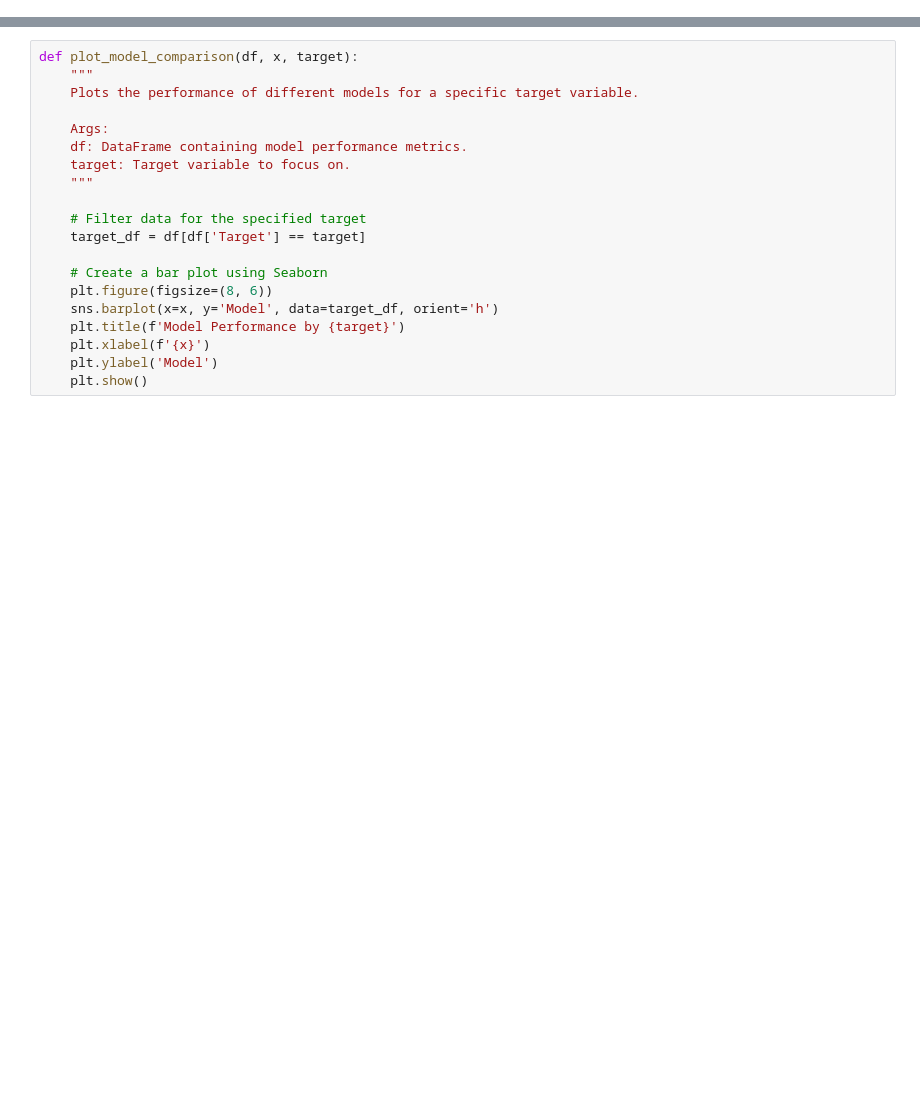
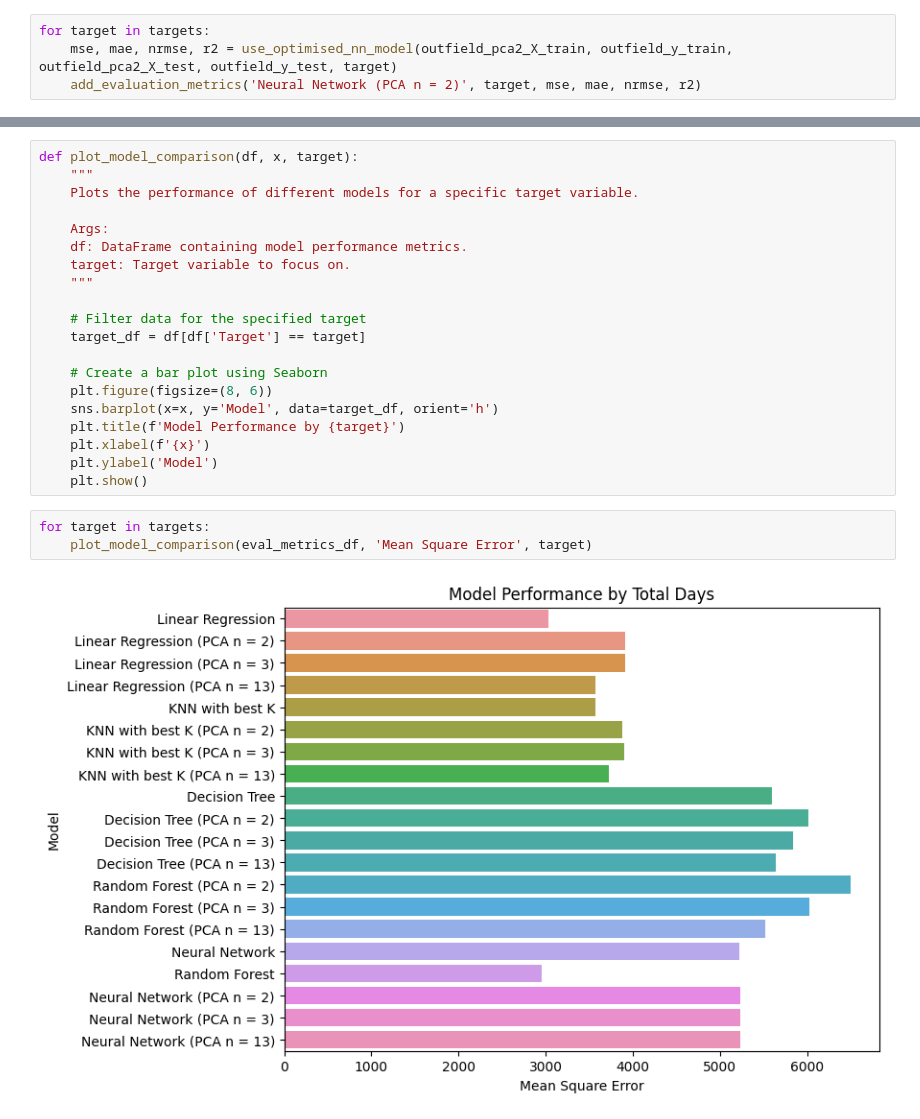
Before and after one commit to tsumian/MA4199-Injury-Prediction, a Jupyter notebook: ma4199-predictive-model.ipynb, the cells around one changed output, grey strips where cells are left out. Cells and saved outputs as stored; diff of their text form; blank space fills up the shorter version.

```diff
--- a/ma4199-predictive-model.ipynb
+++ b/ma4199-predictive-model.ipynb
@@ -943,0 +966,4 @@ for x_metric in x_metrics:
+# %%
+for target in targets:
+    mse, mae, nrmse, r2 = use_optimised_nn_model(outfield_pca2_X_train, outfield_y_train, outfield_pca2_X_test, outfield_y_test, target)
+    add_evaluation_metrics('Neural Network (PCA n = 2)', target, mse, mae, nrmse, r2)
@@ -979,3 +1095,8 @@ def plot_model_comparison(df, x, target):
     plt.xlabel(f'{x}')
     plt.ylabel('Model')
     plt.show()
+# %%
+for target in targets:
+    plot_model_comparison(eval_metrics_df, 'Mean Square Error', target)
+# %% [output]
+[figure, added]
```
Also changed, not shown: parts of 19 cells of this notebook.
